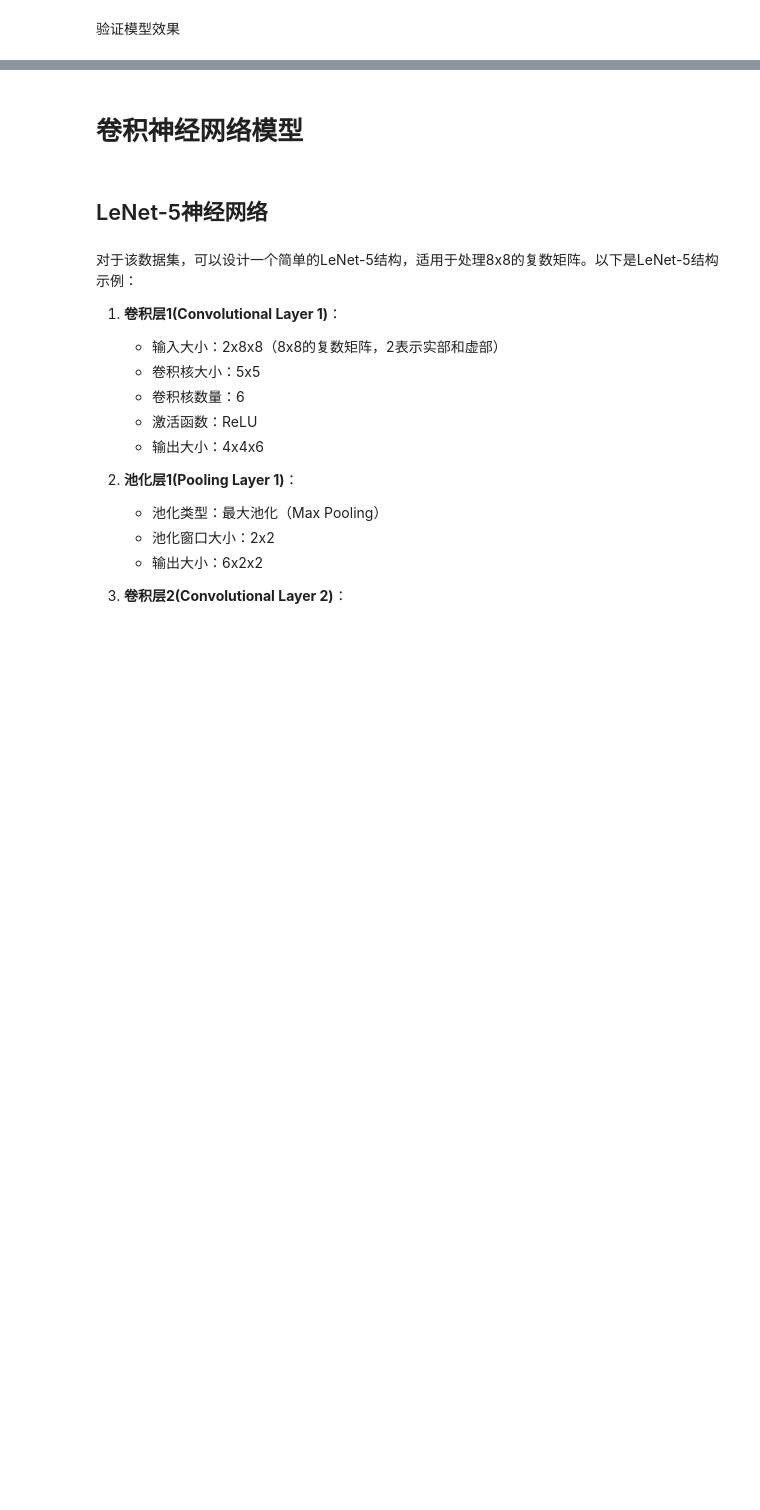
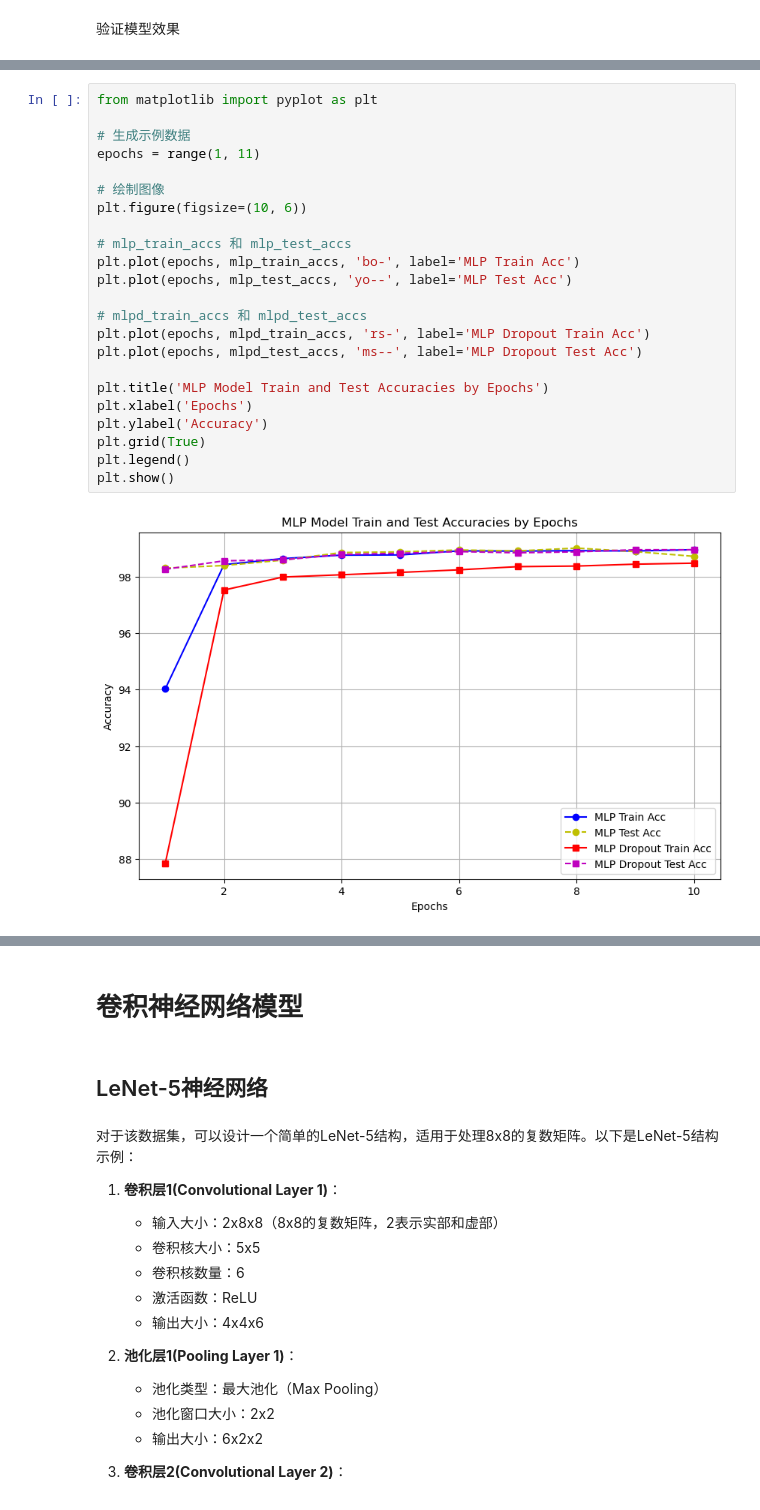
Before and after one commit to ehxu/MCNN-QCC, a Jupyter notebook: MCNN-QCC.ipynb, the cells around one changed output, grey strips where cells are left out. Drawn from its saved outputs; the diff is of its cells as text; blank space fills up the shorter version.

```diff
--- a/MCNN-QCC.ipynb
+++ b/MCNN-QCC.ipynb
@@ -390,0 +373,25 @@ tl.draw_prf1(precision_mlpd, recall_mlpd, f1_mlpd, label_dic)
+# %%
+from matplotlib import pyplot as plt
+
+# 生成示例数据
+epochs = range(1, 11)
+
+# 绘制图像
+plt.figure(figsize=(10, 6))
+
+# mlp_train_accs 和 mlp_test_accs
+plt.plot(epochs, mlp_train_accs, 'bo-', label='MLP Train Acc')
+plt.plot(epochs, mlp_test_accs, 'yo--', label='MLP Test Acc')
+
+# mlpd_train_accs 和 mlpd_test_accs
+plt.plot(epochs, mlpd_train_accs, 'rs-', label='MLP Dropout Train Acc')
+plt.plot(epochs, mlpd_test_accs, 'ms--', label='MLP Dropout Test Acc')
+
+plt.title('MLP Model Train and Test Accuracies by Epochs')
+plt.xlabel('Epochs')
+plt.ylabel('Accuracy')
+plt.grid(True)
+plt.legend()
+plt.show()
+# %% [output]
+[figure, added]
```
Also changed, not shown: parts of 51 cells of this notebook, 1 other file.
